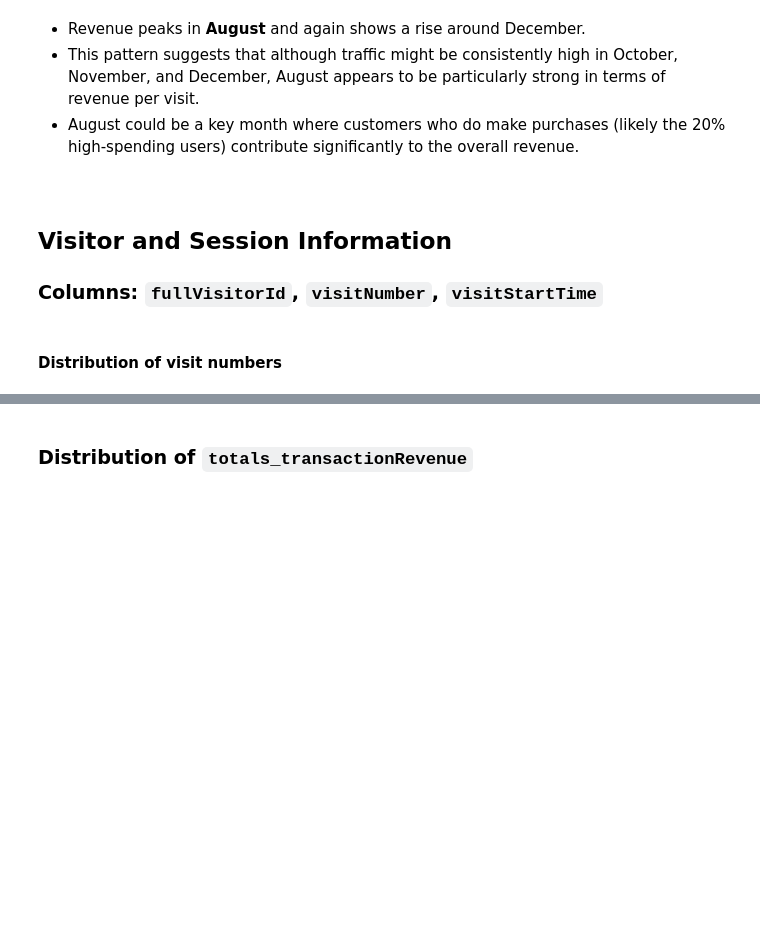
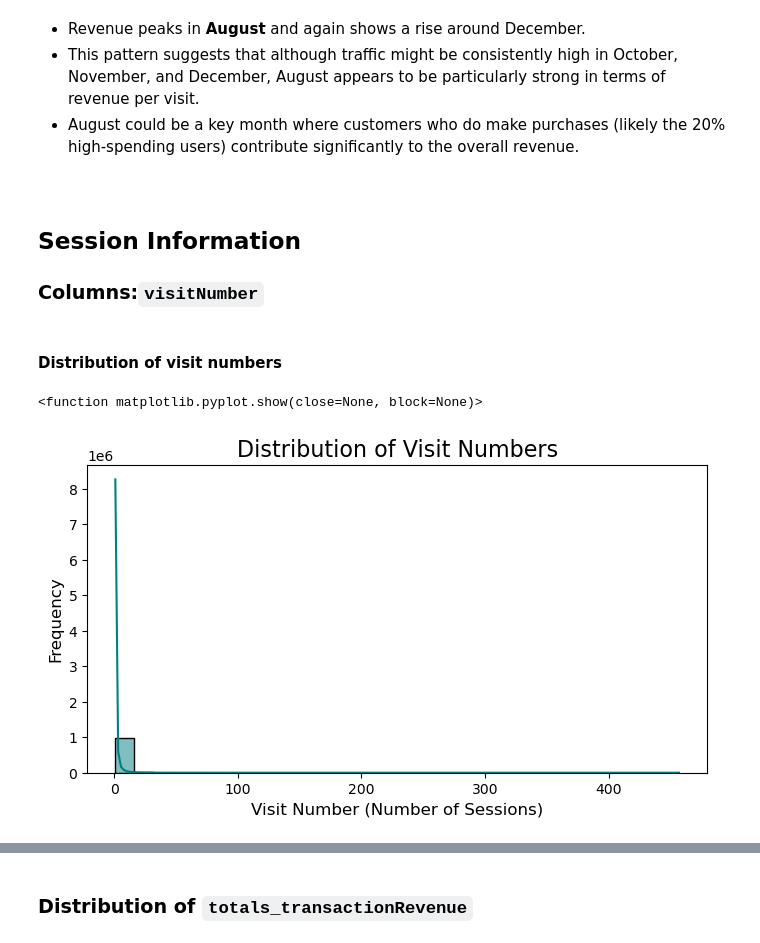
Before and after one commit to PaolaGaray/GA-CustomerRevenuePrediction, a Jupyter notebook: notebooks/EDA.ipynb, the cells around one changed output, grey strips where cells are left out. Cells and saved outputs as stored; diff of their text form; code cells hidden in the pictures; blank space fills up the shorter version.

Commit message:
EDA - session information

```diff
--- a/notebooks/EDA.ipynb
+++ b/notebooks/EDA.ipynb
@@ -128,7 +133,20 @@ plt.show()
 # %% [markdown]
 <br>
 
-## Visitor and Session Information
-### Columns: `fullVisitorId`, `visitNumber`, `visitStartTime`
+## Session Information
+### Columns:`visitNumber`
 # %% [markdown]
 #### Distribution of visit numbers
+# %%
+# Distribution of visit numbers
+plt.figure(figsize=(8,4))
+sns.histplot(df['visitNumber'], bins=30, kde=True, color='teal')
+
+plt.title("Distribution of Visit Numbers", fontsize=16)
+plt.xlabel("Visit Number (Number of Sessions)", fontsize=12)
+plt.ylabel("Frequency", fontsize=12)
+
+plt.show
+# %% [output]
+<function matplotlib.pyplot.show(close=None, block=None)>
+[figure, added]
```
Also changed, not shown: parts of 10 cells of this notebook.
